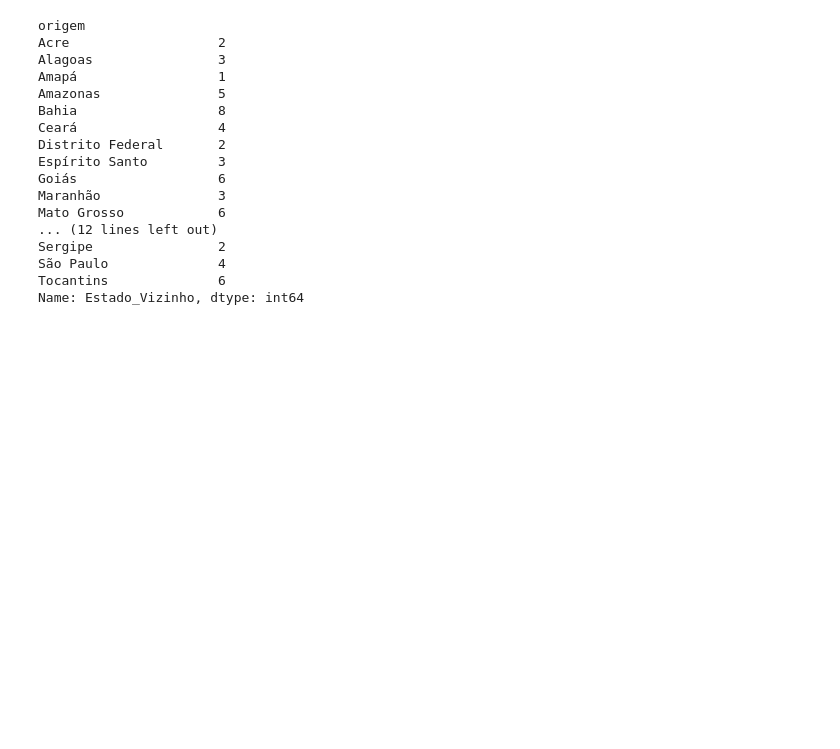
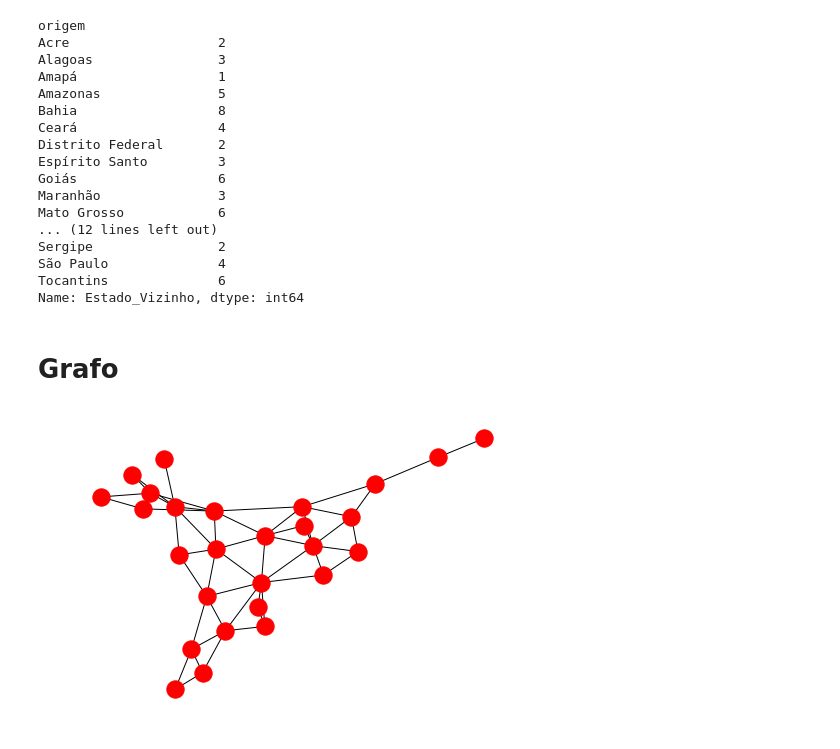
Before and after one commit to bigodoy/Wikipedia---Cidades-Vizinhas, a Jupyter notebook: Cidades Vizinhas.ipynb, the cells around one changed output. Saved outputs shown, nothing was run; the diff lists cells and outputs as text; code cells hidden in the pictures; blank space fills up the shorter version.

```diff
--- a/Cidades Vizinhas.ipynb
+++ b/Cidades Vizinhas.ipynb
@@ -134,3 +134,5 @@ Sergipe                2
 São Paulo              4
 Tocantins              6
 Name: Estado_Vizinho, dtype: int64
+# %% [markdown]
+# Grafo
@@ -136,0 +142,8 @@ Name: Estado_Vizinho, dtype: int64
+# %%
+G = nx.Graph()
+G = nx.from_pandas_edgelist(df=estados_final, source='Estado_Vizinho', target='origem', edge_attr='link_wiki_full')
+# %%
+nx.draw(G)
+plt.show()
+# %% [output]
+[figure, added]
```
Also changed, not shown: parts of 2 cells of this notebook.
